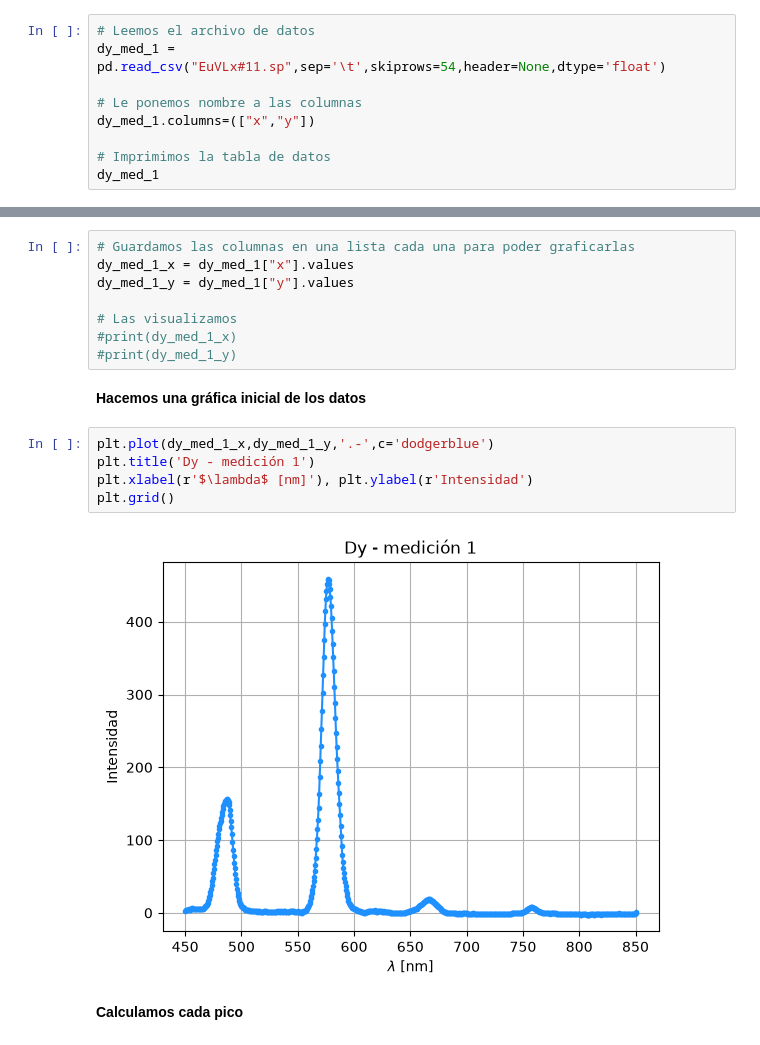
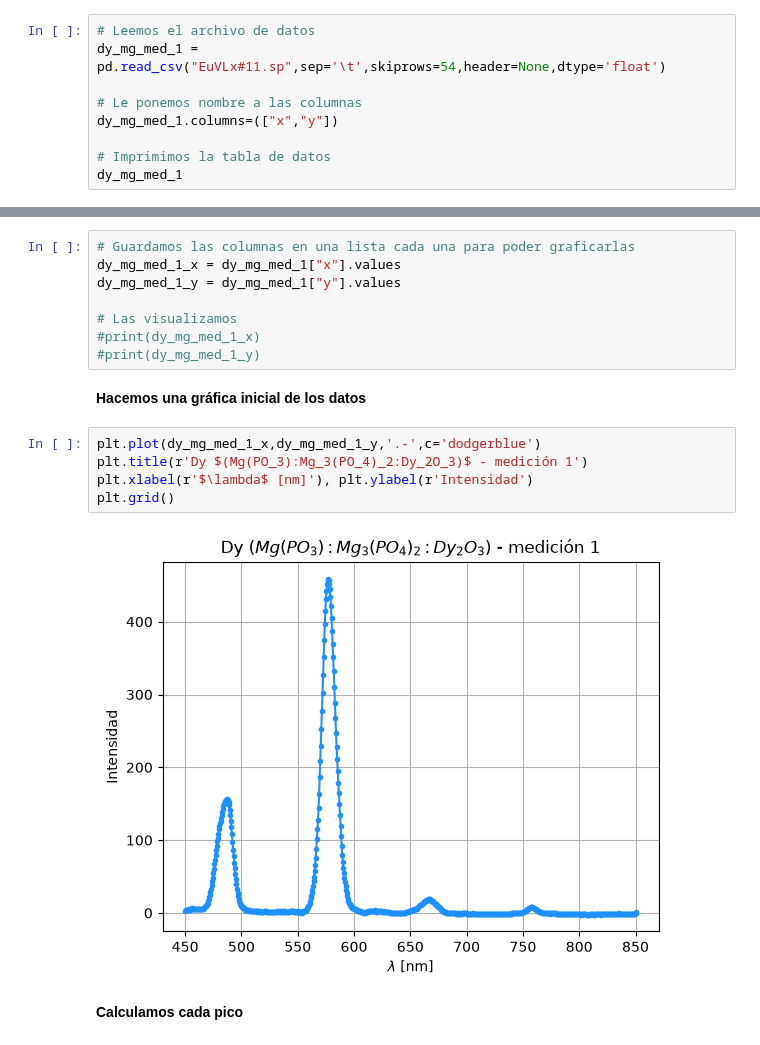
Before and after one commit to Alexi5omg/Labo-Contemporanea-I, a Jupyter notebook: P2-Propiedades_Opticas_Tierras_Raras/Analisis-P2.ipynb, the cells around one changed output, grey strips where cells are left out. Drawn from its saved outputs; the diff is of its cells as text.

```diff
--- a/P2-Propiedades_Opticas_Tierras_Raras/Analisis-P2.ipynb
+++ b/P2-Propiedades_Opticas_Tierras_Raras/Analisis-P2.ipynb
@@ -33,12 +34,12 @@ med: medición
 # %%
 # Leemos el archivo de datos
-dy_med_1 = pd.read_csv("EuVLx#11.sp",sep='\t',skiprows=54,header=None,dtype='float')
+dy_mg_med_1 = pd.read_csv("EuVLx#11.sp",sep='\t',skiprows=54,header=None,dtype='float')
 
 # Le ponemos nombre a las columnas
-dy_med_1.columns=(["x","y"])
+dy_mg_med_1.columns=(["x","y"])
 
 # Imprimimos la tabla de datos
-dy_med_1
+dy_mg_med_1
 # %% [output]
 |  | x | y |
 | 0 | 450.0 | 3.315000 |
@@ -55,21 +56,21 @@ dy_med_1
 802 rows × 2 columns
 # %%
 # Guardamos las columnas en una lista cada una para poder graficarlas
-dy_med_1_x = dy_med_1["x"].values
-dy_med_1_y = dy_med_1["y"].values
+dy_mg_med_1_x = dy_mg_med_1["x"].values
+dy_mg_med_1_y = dy_mg_med_1["y"].values
 
 # Las visualizamos
-#print(dy_med_1_x)
-#print(dy_med_1_y)
+#print(dy_mg_med_1_x)
+#print(dy_mg_med_1_y)
 # %% [markdown]
 **Hacemos una gráfica inicial de los datos**
 # %%
-plt.plot(dy_med_1_x,dy_med_1_y,'.-',c='dodgerblue')
-plt.title('Dy - medición 1')
+plt.plot(dy_mg_med_1_x,dy_mg_med_1_y,'.-',c='dodgerblue')
+plt.title(r'Dy $(Mg(PO_3):Mg_3(PO_4)_2:Dy_2O_3)$ - medición 1')
 plt.xlabel(r'$\lambda$ [nm]'), plt.ylabel(r'Intensidad')
 plt.grid()
 # %% [output]
-[figure, old version]
+[figure, new version]
 # %% [markdown]
 **Calculamos cada pico**
 # %%
```
Also changed, not shown: parts of 184 cells of this notebook.
